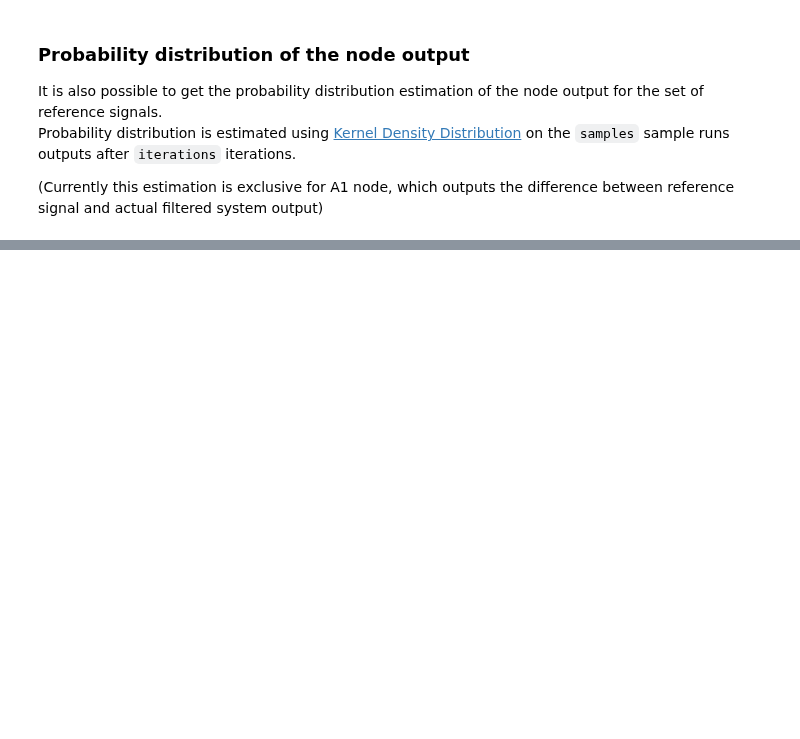
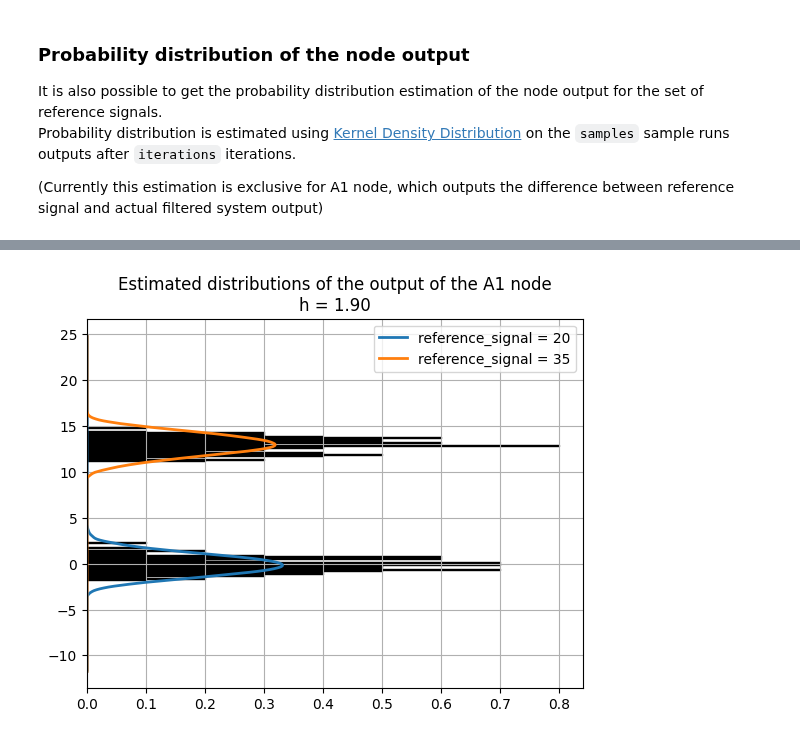
Before and after one commit to humancompatible/interconnect, a Jupyter notebook: examples/approximation.ipynb, the cells around one changed output, grey strips where cells are left out. Saved outputs shown, nothing was run; the diff lists cells and outputs as text; code cells hidden in the pictures; blank space fills up the shorter version.

Commit message:
Accept other kernels for KDE.

```diff
--- a/examples/approximation.ipynb
+++ b/examples/approximation.ipynb
@@ -67,0 +64,15 @@ distributions = get_distributions(x=outputs, h=h, labels=reference_signals, bins
+# %%
+h = 1.9
+step = 0.1
+iterations=100
+samples = 100
+reference_signals = np.array([20, 35])
+
+def epanechnikov_kernel(y):
+    return 3/4 * (1 - y**2) * (np.abs(y) <= 1)
+
+fig, ax = plt.subplots()
+outputs = generate_outputs(sim_class=ExampleReLUSim, reference_signals=reference_signals, node="A1", iterations=iterations, samples=samples)
+distributions = get_distributions(x=outputs, kernel=epanechnikov_kernel, h=h, labels=[f"reference_signal = {r}" for r in reference_signals], step=step, node="A1", show_plots=True, show_histograms=True, fig=fig, ax=ax)
+# %% [output]
+[figure, added]
```
Also changed, not shown: parts of 4 cells of this notebook, 2 other files.
